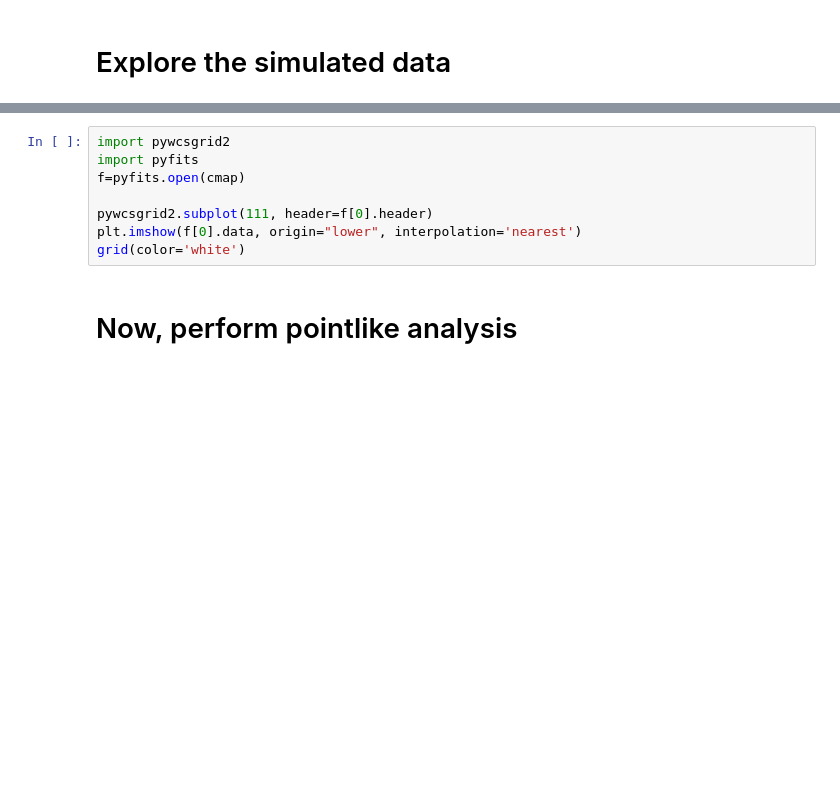
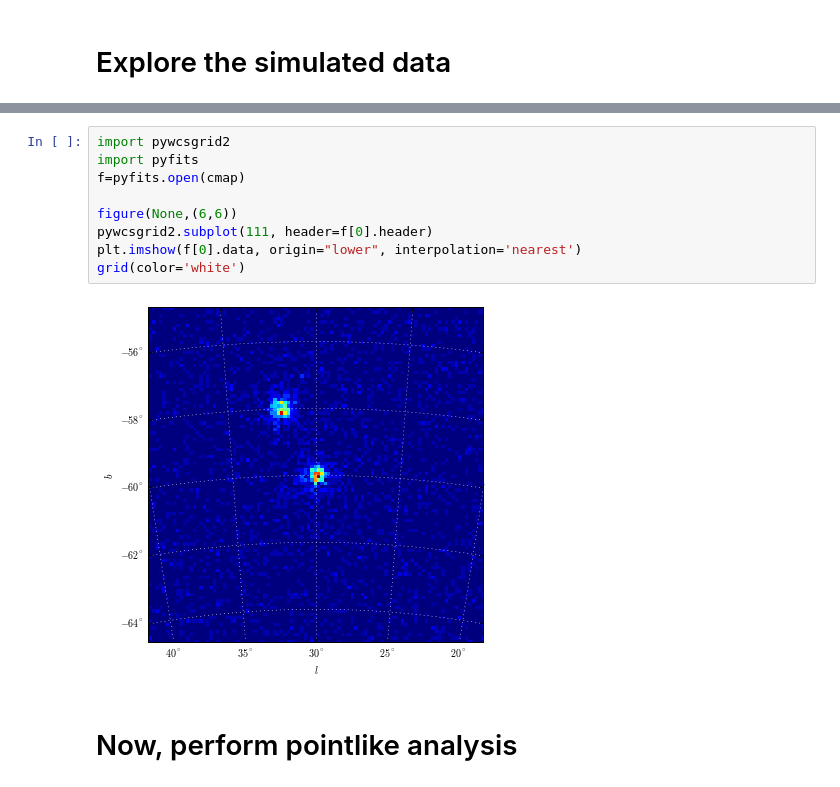
Before and after one commit to joshualande/PhD-Work, a Jupyter notebook: ipython/05-05-2013 - pointlike for maximum-likelihood analysis of LAT data.ipynb, the cells around one changed output, grey strips where cells are left out. Saved outputs shown, nothing was run; the diff lists cells and outputs as text; blank space fills up the shorter version.

```diff
--- a/ipython/05-05-2013 - pointlike for maximum-likelihood analysis of LAT data.ipynb
+++ b/ipython/05-05-2013 - pointlike for maximum-likelihood analysis of LAT data.ipynb
@@ -103,11 +134,14 @@ os.system('gtbin evfile=%s scfile=%s outfile=%s algorithm=cmap  \
 # %%
 import pywcsgrid2
 import pyfits
 f=pyfits.open(cmap)
 
+figure(None,(6,6))
 pywcsgrid2.subplot(111, header=f[0].header)
 plt.imshow(f[0].data, origin="lower", interpolation='nearest')
 grid(color='white')
+# %% [output]
+[figure, added]
 # %% [markdown]
 # Now, perform pointlike analysis
 # %%
```
Also changed, not shown: parts of 23 cells of this notebook, 1 other file.
